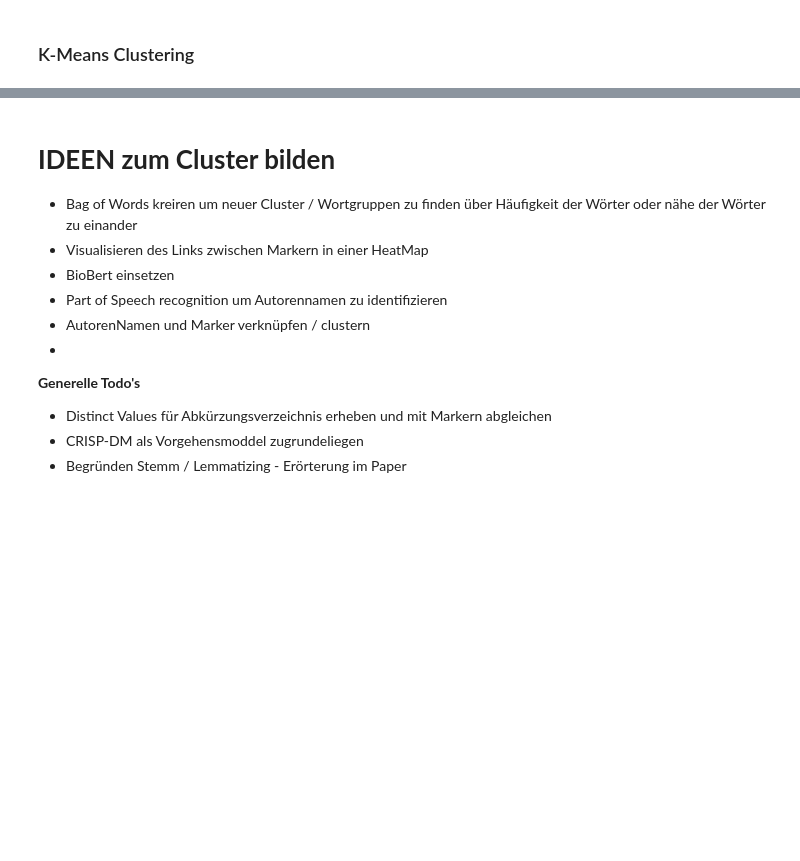
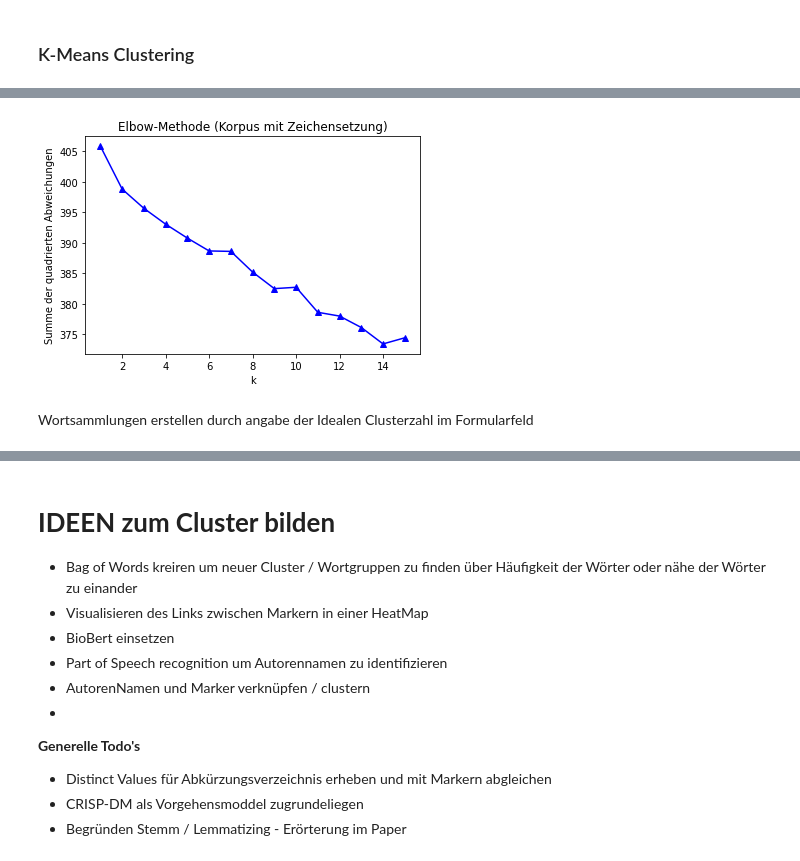
Before and after one commit to JulianSchmidtke/CAPTUM, a Jupyter notebook: AsuD_CAPTUM_v0.1.ipynb, the cells around one changed output, grey strips where cells are left out. Drawn from its saved outputs; the diff is of its cells as text; code cells hidden in the pictures; blank space fills up the shorter version.

```diff
--- a/AsuD_CAPTUM_v0.1.ipynb
+++ b/AsuD_CAPTUM_v0.1.ipynb
@@ -584,7 +584,9 @@ for topic in topic_nums:
 # %% [markdown]
 ### TFIDF Vertorizer
 # %%
-tfidfconvert = TfidfVectorizer(ngram_range=(1,1)).fit(df.Corpus.values)
+#@title Dateiinhalt, Korpus oder Korpus mit Satzzeichen
+src = 'Corpus_w_Punctuation' #@param {type:"string"}
+tfidfconvert = TfidfVectorizer(ngram_range=(1,1)).fit(df[src].values)
 # %%
 len(tfidfconvert.vocabulary_)
 # %% [output]
@@ -592,5 +594,5 @@ len(tfidfconvert.vocabulary_)
 # %%
-words_transformed = tfidfconvert.transform(df.Corpus.values)
+words_transformed = tfidfconvert.transform(df['Corpus'].values)
 # %% [markdown]
 ### K-Means Clustering
 # %%
@@ -609,6 +627,10 @@ for k in K:
 # %%
 plt.plot(K,Sum_of_squared_distances, 'b^-')
 plt.xlabel('k')
-plt.ylabel('Sum_of_squared_distances')
-plt.title('Elbow Method For Optimal k')
+plt.ylabel('Summe der quadrierten Abweichungen')
+plt.title('Elbow-Methode (Korpus mit Zeichensetzung)')
 plt.show()
+# %% [output]
+[figure, added]
+# %% [markdown]
+Wortsammlungen erstellen durch angabe der Idealen Clusterzahl im Formularfeld
```
Also changed, not shown: parts of 7 cells of this notebook.
